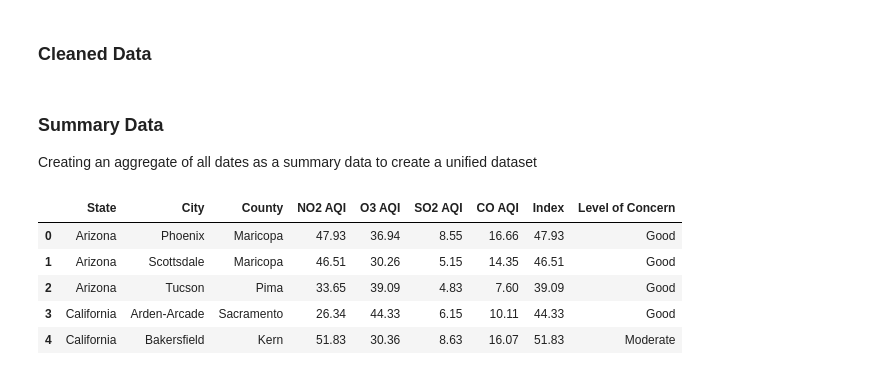
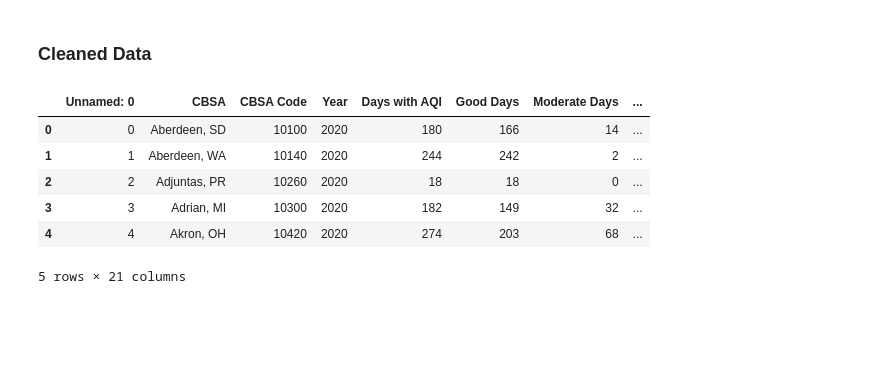
Before and after one commit to CityScape-Datasets/Workspace_Datasets, a Jupyter notebook: Datasets/Pollution/pollution.ipynb, the cells around one changed output. Cells and saved outputs as stored; diff of their text form; code cells hidden in the pictures; blank space fills up the shorter version.

```diff
--- a/Datasets/Pollution/pollution.ipynb
+++ b/Datasets/Pollution/pollution.ipynb
@@ -239,4 +183,0 @@ pollution.to_csv('pollution.csv')
-# %% [markdown]
-### Summary Data
-
-Creating an aggregate of all dates as a summary data to create a unified dataset
@@ -250,9 +184,12 @@ summary['Level of Concern'] = summary.apply(aqi, axis=1)
+# %%
+pollution_df = pd.read_csv('/Users/jisha/Desktop/Lambda_Course_Work/Coursework/Work/3. Labs/Workspace_Datasets/Datasets/Pollution/pollution_summary.csv')
 # %%
-summary.head()
+pollution_df.head()
 # %% [output]
-|  | State | City | County | NO2 AQI | O3 AQI | SO2 AQI | CO AQI | Index | Level of Concern |
-| 0 | Arizona | Phoenix | Maricopa | 47.93 | 36.94 | 8.55 | 16.66 | 47.93 | Good |
-| 1 | Arizona | Scottsdale | Maricopa | 46.51 | 30.26 | 5.15 | 14.35 | 46.51 | Good |
-| 2 | Arizona | Tucson | Pima | 33.65 | 39.09 | 4.83 | 7.60 | 39.09 | Good |
-| 3 | California | Arden-Arcade | Sacramento | 26.34 | 44.33 | 6.15 | 10.11 | 44.33 | Good |
-| 4 | California | Bakersfield | Kern | 51.83 | 30.36 | 8.63 | 16.07 | 51.83 | Moderate |
+|  | Unnamed: 0 | CBSA | CBSA Code | Year | Days with AQI | Good Days | Moderate Days | ... |
+| 0 | 0 | Aberdeen, SD | 10100 | 2020 | 180 | 166 | 14 | ... |
+| 1 | 1 | Aberdeen, WA | 10140 | 2020 | 244 | 242 | 2 | ... |
+| 2 | 2 | Adjuntas, PR | 10260 | 2020 | 18 | 18 | 0 | ... |
+| 3 | 3 | Adrian, MI | 10300 | 2020 | 182 | 149 | 32 | ... |
+| 4 | 4 | Akron, OH | 10420 | 2020 | 274 | 203 | 68 | ... |
+5 rows × 21 columns
```
Also changed, not shown: parts of 43 cells of this notebook, 20 other files.
